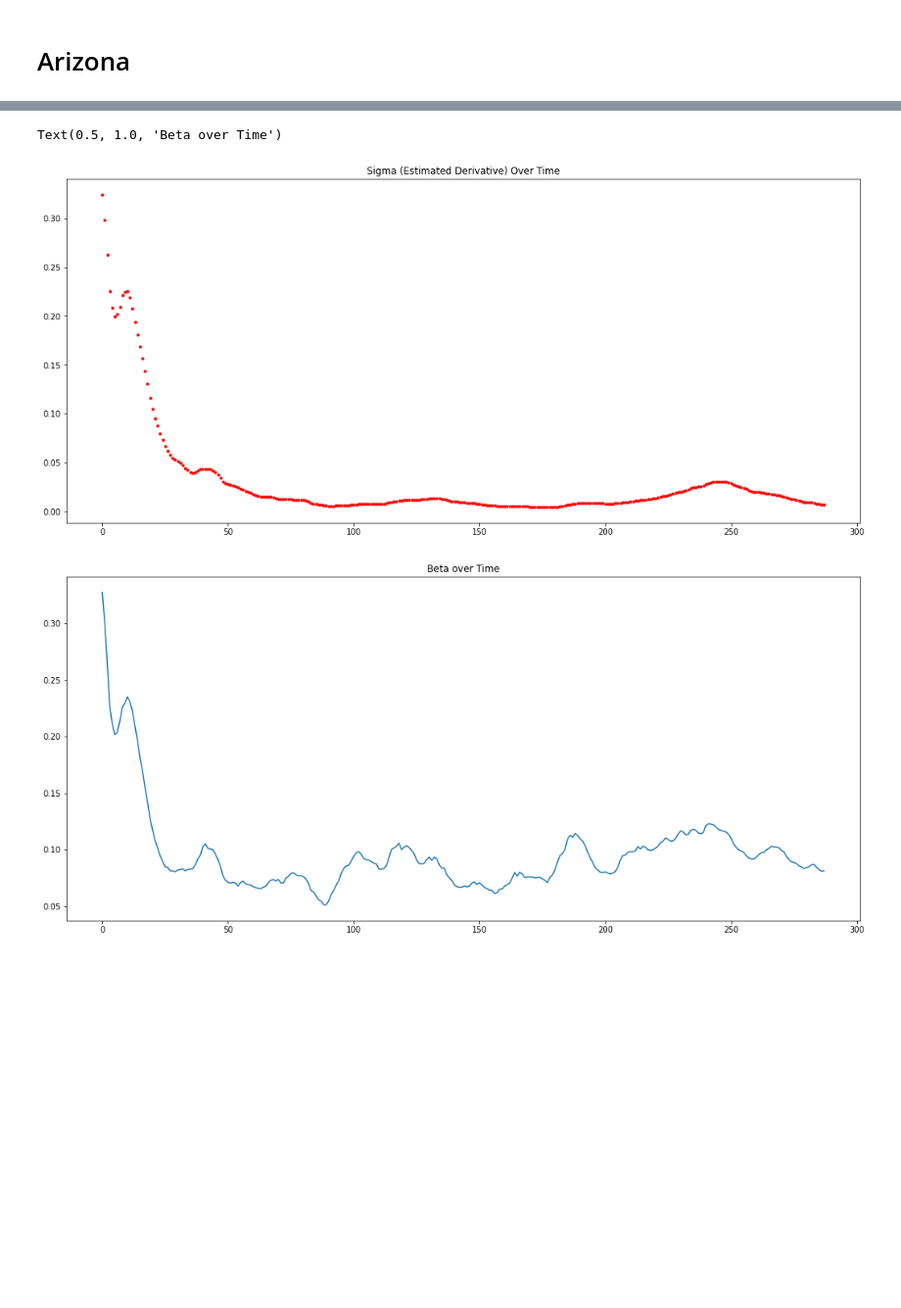
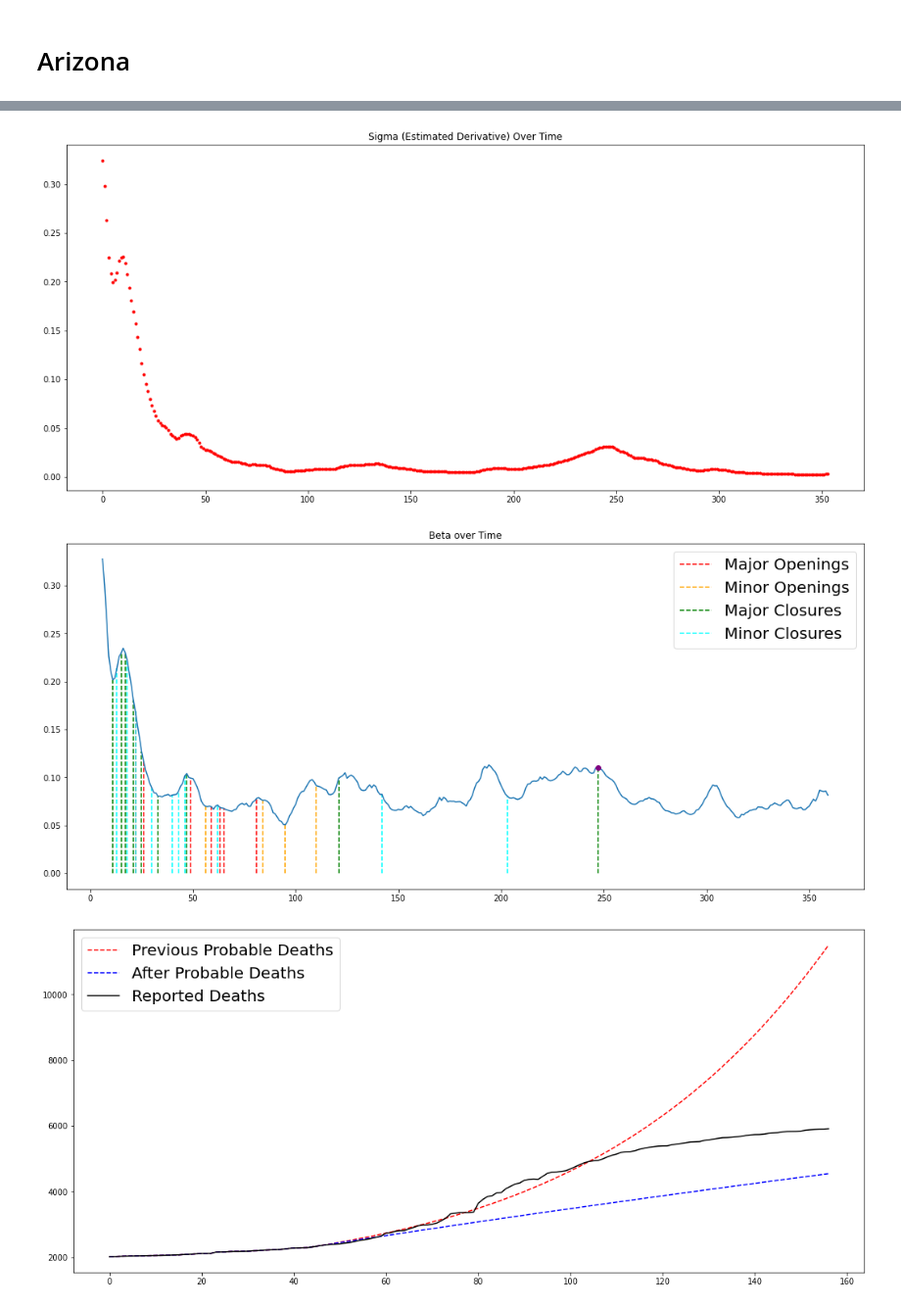
Before and after one commit to holiday-pettijohn/COVID-Tracking-Biola-Summer, a Jupyter notebook: Code/Beta Approximation OpenClose Simulation.ipynb, the cells around one changed output, grey strips where cells are left out. Shown at 98% size. Saved outputs shown, nothing was run; the diff lists cells and outputs as text; code cells hidden in the pictures; blank space fills up the shorter version.

Commit message:
Adding more categories plotting :8ball:

```diff
--- a/Code/Beta Approximation OpenClose Simulation.ipynb
+++ b/Code/Beta Approximation OpenClose Simulation.ipynb
@@ -608,24 +713,44 @@ pathc="../Data/Covid Tracking State Data/"
 if platform.system() == "Windows":
     pathc.replace("/", "\\")
 
+#Change state abbreviation based on the state you want to use
 filename = "CO.csv"
 
 dates, infectRaw, recovRaw, deadRaw = SIRD_Model.loadData(pathc + filename)
 
+#Change population based on the state you want to use
 pop = 5759000
-numDays = 300
-daysToPredict = 30
+numDays = len(infectRaw)
 infect = infectRaw[0:numDays]
 dead = deadRaw[0:numDays]
 
 gamma = getGamma(infect,dead)
-q = 0.0754
-beta = getBeta(pop, q, infect, dead)
+nu = getNu(infect,dead)
+q = 1
+window = 13
+hWin = window // 2
+beta = getBeta(pop, q, infect, dead, window)
 #print(gamma, beta)
 
+x = np.arange(hWin,len(beta)+hWin)
+
 fig, ax = plt.subplots(figsize = (18,8))
-ax.plot(beta)
-#ax.set_ylim([0,0.0001])
+ax.plot(x,beta)
 ax.set_title("Beta over Time")
-#plt.yscale("log")CO
+#plt.yscale("log")
+print(dates[0],dates[-1])
+midDate = "11/3/2020"
+temp = dates.tolist()
+ax.plot(temp.index(midDate)+hWin, beta[temp.index(midDate)],'o', color = 'purple')
+
+pathc="../Data/State Closure Data/"
+# modify the path syntax based on the current platform
+if platform.system() == "Windows":
+    pathc.replace("/", "\\")
+
+file = "Colorado Closure Data.csv"
+displayOandC(pathc + file, beta, ax, dates,window,smallerCategories = True)
+
+O,C = getOandC(pathc + file)
+getDeathDiff(O,C,dates,midDate, beta, infect, dead, pop, q, numDays )
 # %% [output]
@@ -634,3 +768,3 @@ To use the future default and silence this warning we advise to pass `rcond=None
-Text(0.5, 1.0, 'Beta over Time')
-[figure, old version]
+[figure, new version]
-[figure, old version]
+[figure, new version]
+[figure, added]
```
Also changed, not shown: parts of 9 cells of this notebook.
